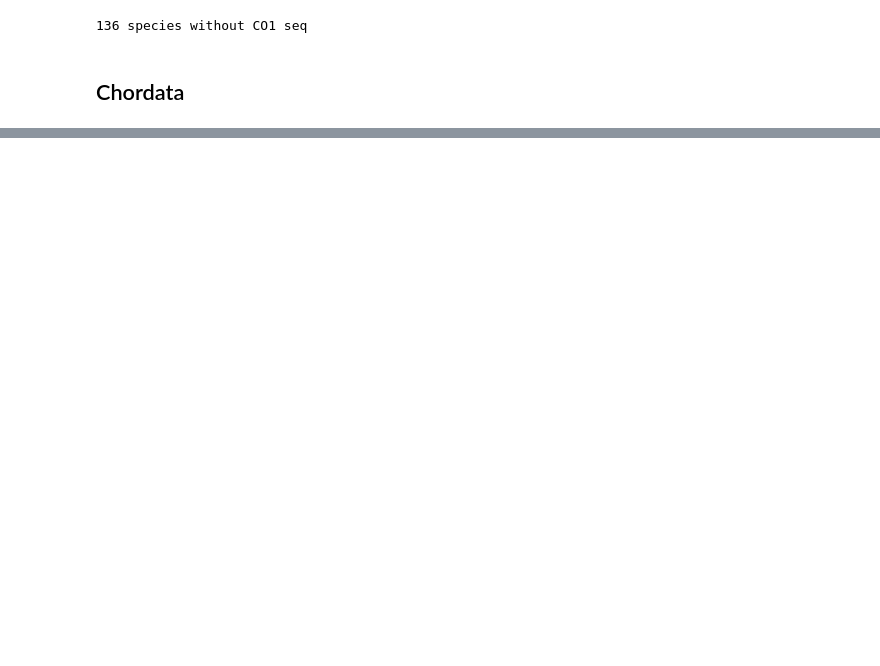
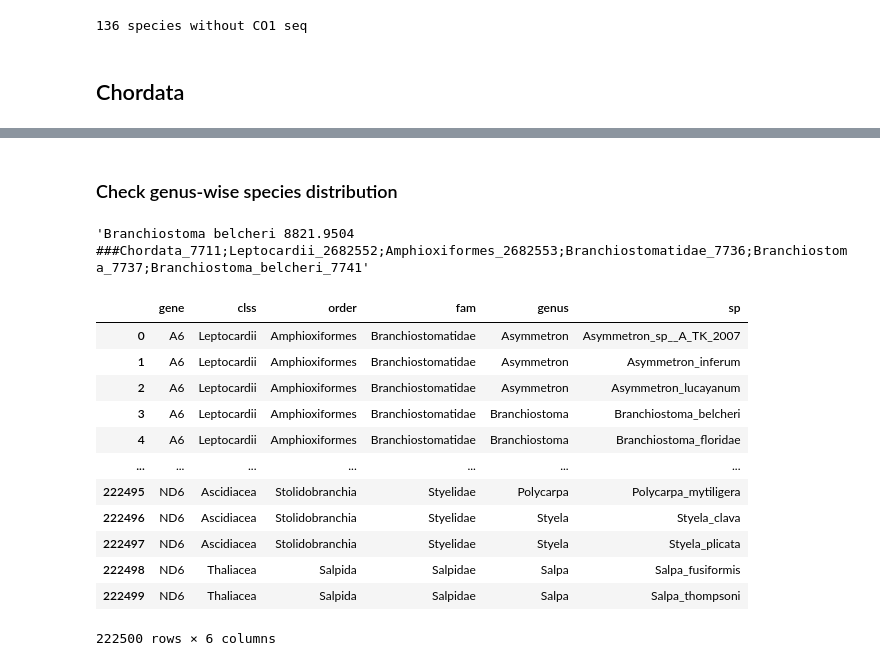
Before and after one commit to mitoclub/nemu-pipeline, a Jupyter notebook: notebooks/prepare_beasts_datasets.ipynb, the cells around one changed output, grey strips where cells are left out. Cells and saved outputs as stored; diff of their text form; code cells hidden in the pictures; blank space fills up the shorter version.

```diff
--- a/notebooks/prepare_beasts_datasets.ipynb
+++ b/notebooks/prepare_beasts_datasets.ipynb
@@ -177,0 +205,33 @@ plt.show()
+# %% [markdown]
+### Check genus-wise species distribution
+# %%
+genes = ['A6', 'A8', 'CO1', 'CO2', 'CO3', 'Cytb', 'ND1', 'ND2', 'ND3', 'ND4', 'ND4L', 'ND5', 'ND6']
+phylum = "Chordata"
+seqs_longest = collect_seqs(phylum, "LONGEST", genes, sp=True)
+# %%
+seqs_longest["A6__Branchiostoma_belcheri"][0].description
+# %% [output]
+'Branchiostoma belcheri 8821.9504 ###Chordata_7711;Leptocardii_2682552;Amphioxiformes_2682553;Branchiostomatidae_7736;Branchiostoma_7737;Branchiostoma_belcheri_7741'
+# %%
+data_taxa = []
+for gene_sp, seqs in seqs_longest.items():
+    raw_taxonomy = seqs[0].description.split("###")[1]
+    phyl, clss, order, fam, genus, sp = ["_".join(x.split("_")[:-1]) for x in raw_taxonomy.split(";")]
+    data_taxa.append(dict(gene=gene_sp.split('__')[0], clss=clss, order=order, fam=fam, genus=genus, sp=sp))
+taxa = pd.DataFrame(data_taxa)
+# %%
+taxa
+# %% [output]
+|  | gene | clss | order | fam | genus | sp |
+| 0 | A6 | Leptocardii | Amphioxiformes | Branchiostomatidae | Asymmetron | Asymmetron_sp__A_TK_2007 |
+| 1 | A6 | Leptocardii | Amphioxiformes | Branchiostomatidae | Asymmetron | Asymmetron_inferum |
+| 2 | A6 | Leptocardii | Amphioxiformes | Branchiostomatidae | Asymmetron | Asymmetron_lucayanum |
+| 3 | A6 | Leptocardii | Amphioxiformes | Branchiostomatidae | Branchiostoma | Branchiostoma_belcheri |
+| 4 | A6 | Leptocardii | Amphioxiformes | Branchiostomatidae | Branchiostoma | Branchiostoma_floridae |
+| ... | ... | ... | ... | ... | ... | ... |
+| 222495 | ND6 | Ascidiacea | Stolidobranchia | Styelidae | Polycarpa | Polycarpa_mytiligera |
+| 222496 | ND6 | Ascidiacea | Stolidobranchia | Styelidae | Styela | Styela_clava |
+| 222497 | ND6 | Ascidiacea | Stolidobranchia | Styelidae | Styela | Styela_plicata |
+| 222498 | ND6 | Thaliacea | Salpida | Salpidae | Salpa | Salpa_fusiformis |
+| 222499 | ND6 | Thaliacea | Salpida | Salpidae | Salpa | Salpa_thompsoni |
+222500 rows × 6 columns
```
Also changed, not shown: parts of 21 cells of this notebook.
